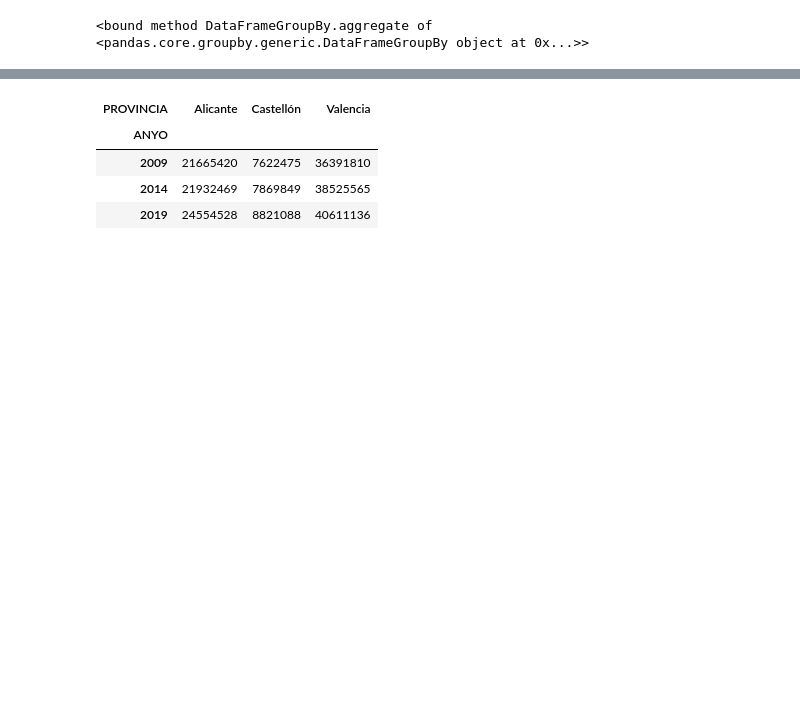
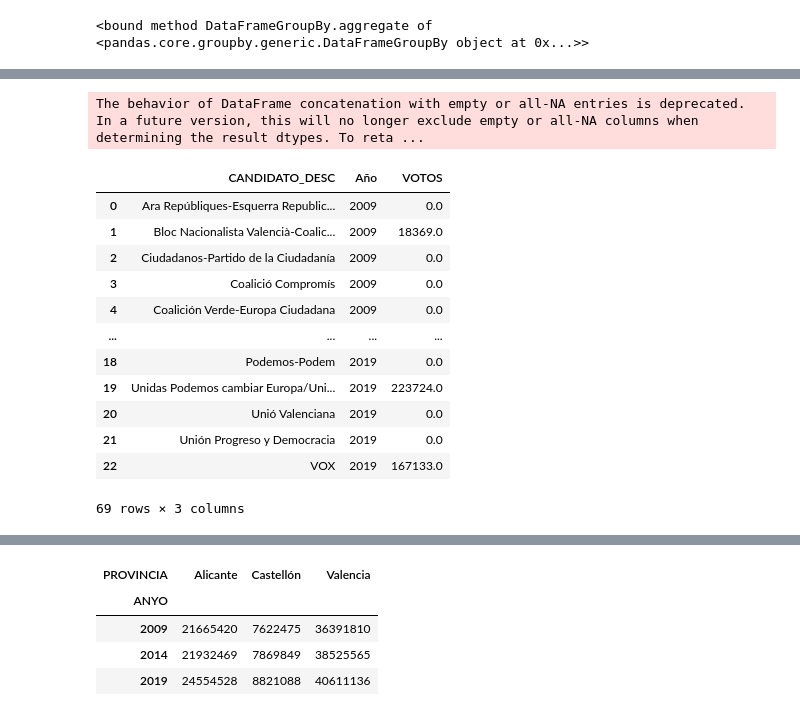
Before and after one commit to amonsalvec/Proyecto_DS_ELECCIONES, a Jupyter notebook: py/analisis.ipynb, the cells around one changed output, grey strips where cells are left out. Drawn from its saved outputs; the diff is of its cells as text; code cells hidden in the pictures; blank space fills up the shorter version.

```diff
--- a/py/analisis.ipynb
+++ b/py/analisis.ipynb
@@ -329,0 +332,42 @@ top_partidos
+# %%
+# Agrupar por año y partido para obtener votos acumulados
+df_agrupado = df_final.groupby(["Año", "CANDIDATO_DESC"])["VOTOS"].sum().reset_index()
+
+# Identificar todos los partidos que alguna vez estuvieron en el Top 10
+top_partidos_totales = df_agrupado.sort_values(["Año", "VOTOS"], ascending=[True, False]).groupby("Año").head(10)
+partidos_relevantes = top_partidos_totales["CANDIDATO_DESC"].unique()
+
+# Filtrar el DataFrame original para incluir solo estos partidos en todas las elecciones
+df_seguimiento = df_agrupado[df_agrupado["CANDIDATO_DESC"].isin(partidos_relevantes)]
+
+# Pivotar para estructurar correctamente los datos sin usar `melt()`
+df_pivot = df_seguimiento.pivot_table(index="CANDIDATO_DESC", columns="Año", values="VOTOS").fillna(0)
+
+# Convertir en formato adecuado para gráficos (evitando listas en `x` y `y`)
+df_pivot.reset_index(inplace=True)
+df_long = pd.DataFrame(columns=["CANDIDATO_DESC", "Año", "VOTOS"])
+
+for año in df_pivot.columns[1:]:  # Excluir la columna de partido
+    temp = df_pivot[["CANDIDATO_DESC", año]].copy()
+    temp.columns = ["CANDIDATO_DESC", "VOTOS"]
+    temp["Año"] = año
+    df_long = pd.concat([df_long, temp])
+
+
+
+df_long
+# %% [output]
+The behavior of DataFrame concatenation with empty or all-NA entries is deprecated. In a future version, this will no longer exclude empty or all-NA columns when determining the result dtypes. To reta ...
+|  | CANDIDATO_DESC | Año | VOTOS |
+| 0 | Ara Repúbliques-Esquerra Republic... | 2009 | 0.0 |
+| 1 | Bloc Nacionalista Valencià-Coalic... | 2009 | 18369.0 |
+| 2 | Ciudadanos-Partido de la Ciudadanía | 2009 | 0.0 |
+| 3 | Coalició Compromís | 2009 | 0.0 |
+| 4 | Coalición Verde-Europa Ciudadana | 2009 | 0.0 |
+| ... | ... | ... | ... |
+| 18 | Podemos-Podem | 2019 | 0.0 |
+| 19 | Unidas Podemos cambiar Europa/Uni... | 2019 | 223724.0 |
+| 20 | Unió Valenciana | 2019 | 0.0 |
+| 21 | Unión Progreso y Democracia | 2019 | 0.0 |
+| 22 | VOX | 2019 | 167133.0 |
+69 rows × 3 columns
```
Also changed, not shown: parts of 38 cells of this notebook, 2 other files.
